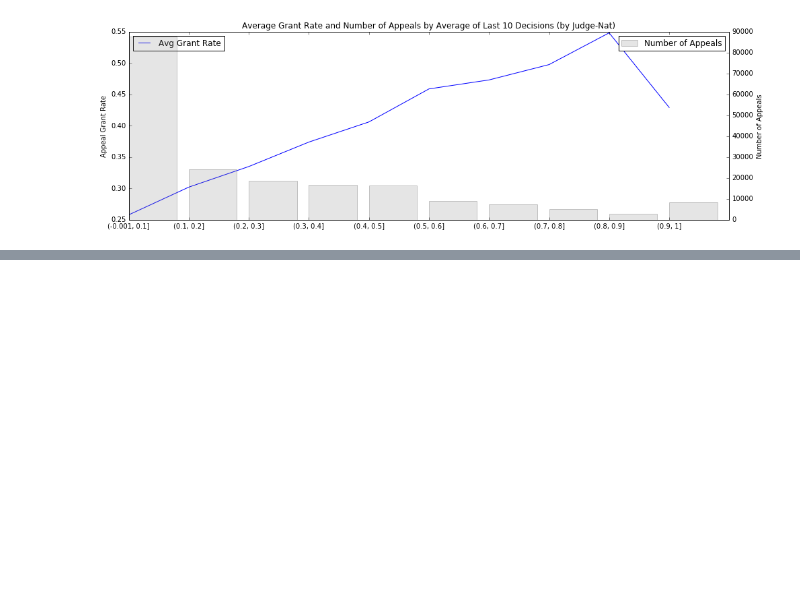
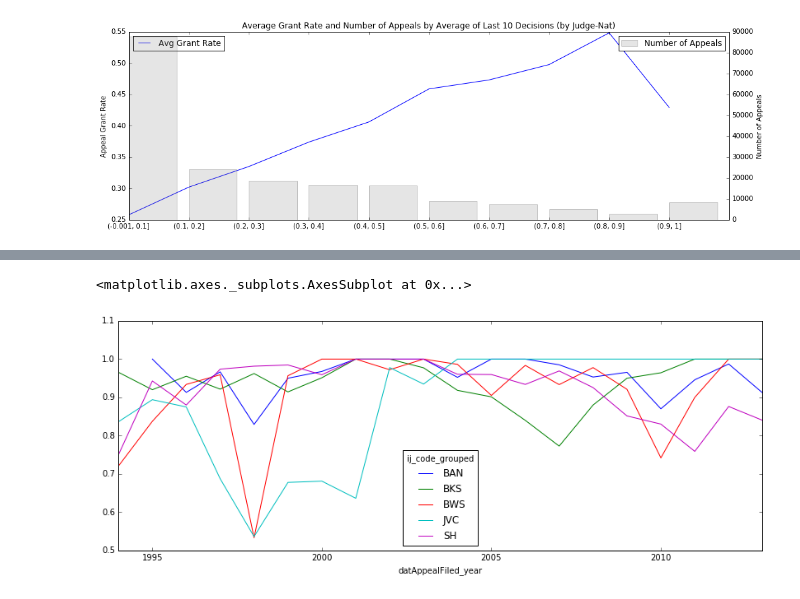
Before and after one commit to colinandrus/ml_course_project, a Jupyter notebook: notebooks/data_and_model_analysis.ipynb, the cells around one changed output, grey strips where cells are left out. Saved outputs shown, nothing was run; the diff lists cells and outputs as text; code cells hidden in the pictures; blank space fills up the shorter version.

```diff
--- a/notebooks/data_and_model_analysis.ipynb
+++ b/notebooks/data_and_model_analysis.ipynb
@@ -165,0 +328,8 @@ last_10_judge = plot_feature(appeals, ['last_10_appeal_grant_by_judge_nat_bin'],
+# %%
+top_judge = likely_successes['ij_code_grouped'].value_counts().sort_values(ascending=False)[:5].index
+judge_ts = likely_successes[likely_successes['ij_code_grouped'].isin(top_judge)].groupby(
+    ['datAppealFiled_year', 'ij_code_grouped'])['appealed'].mean().unstack()
+judge_ts.plot(figsize=(14, 5))
+# %% [output]
+<matplotlib.axes._subplots.AxesSubplot at 0x...>
+[figure, added]
```
Also changed, not shown: parts of 24 cells of this notebook.
